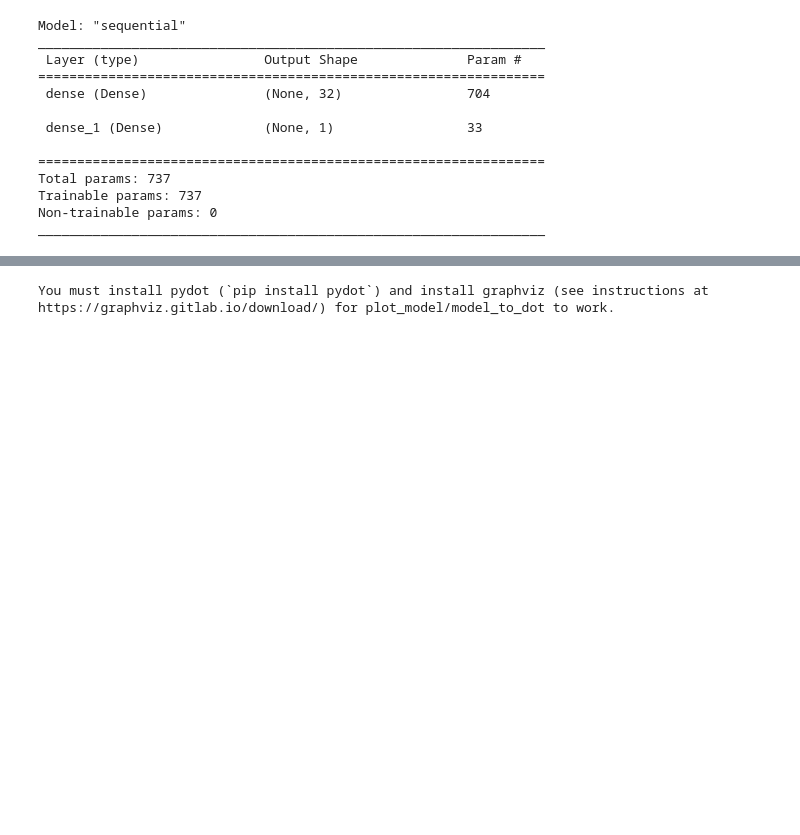
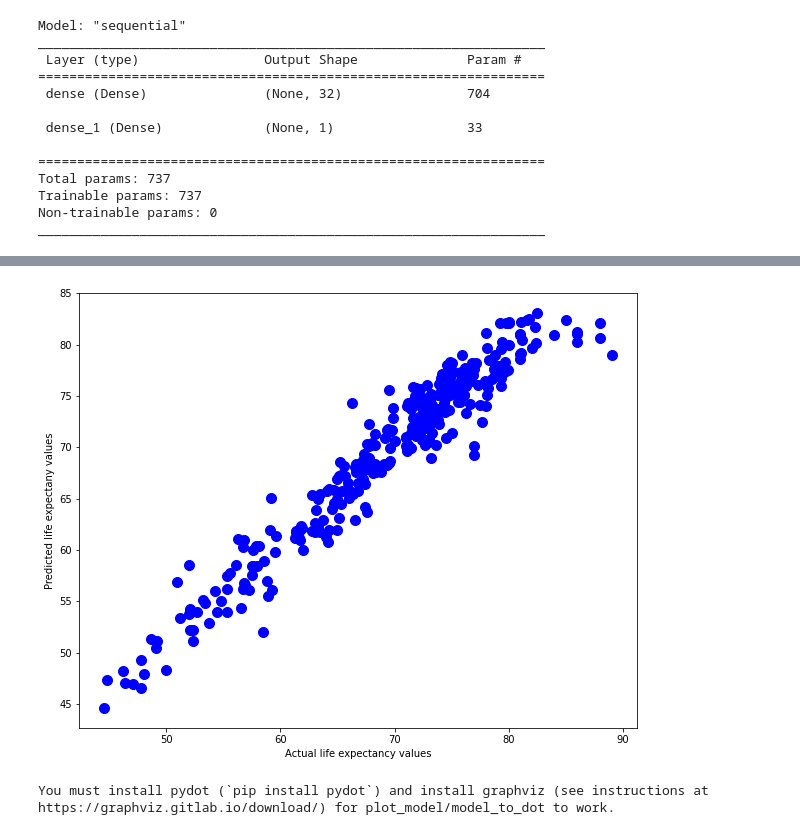
Before and after one commit to pradeep-charism/bigdata-analytics-ml, a Jupyter notebook: tensor-flow/tf-sequential-model.ipynb, the cells around one changed output, grey strips where cells are left out. Cells and saved outputs as stored; diff of their text form; code cells hidden in the pictures; blank space fills up the shorter version.

```diff
--- a/tensor-flow/tf-sequential-model.ipynb
+++ b/tensor-flow/tf-sequential-model.ipynb
@@ -267,0 +333,5 @@ _________________________________________________________________
+# %%
+y_pred = model.predict(x_test)
+
+# How much of the variance is captured in the model. Higher the better
+r2_score(y_test, y_pred)
@@ -267,0 +357,10 @@ _________________________________________________________________
+# %%
+plt.figure(figsize=(10, 8))
+
+plt.scatter(y_test, y_pred, s=100, c='blue')
+
+plt.xlabel('Actual life expectancy values')
+plt.ylabel('Predicted life expectany values')
+plt.show()
+# %% [output]
+[figure, added]
```
Also changed, not shown: parts of 16 cells of this notebook, 1 other file.
